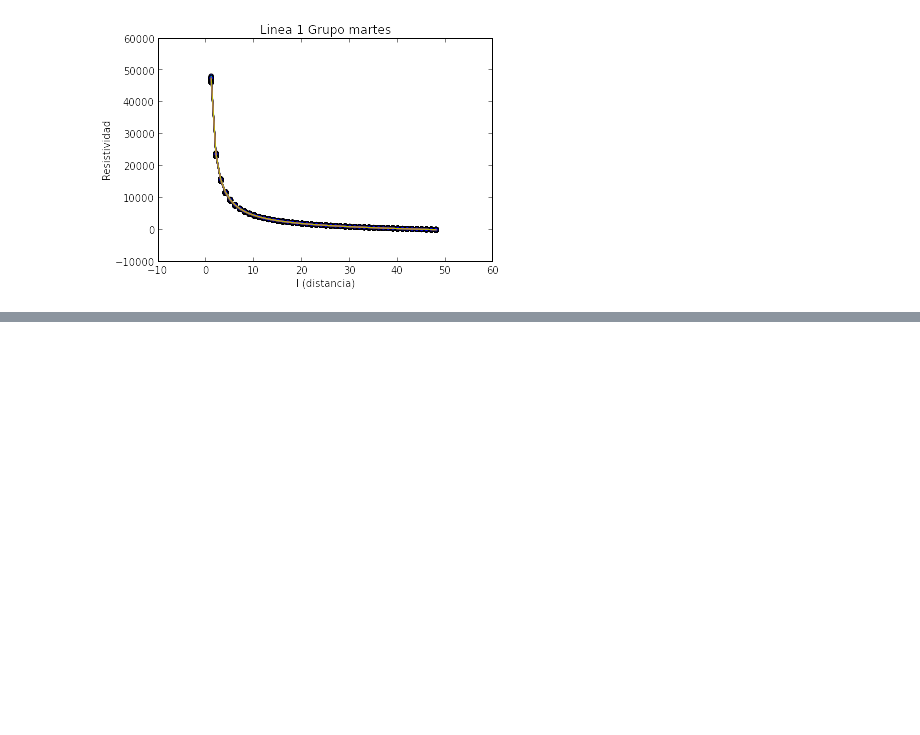
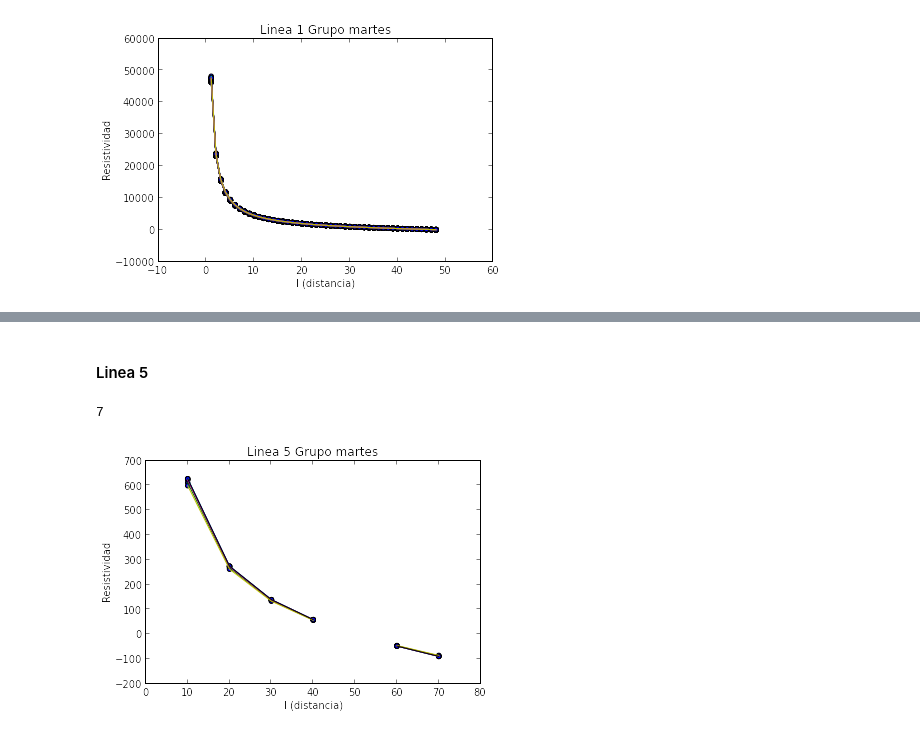
Before and after one commit to LinaPerez/Geophysics, a Jupyter notebook: Resistividad/Resistividad.ipynb, the cells around one changed output, grey strips where cells are left out. Drawn from its saved outputs; the diff is of its cells as text; code cells hidden in the pictures; blank space fills up the shorter version.

```diff
--- a/Resistividad/Resistividad.ipynb
+++ b/Resistividad/Resistividad.ipynb
@@ -275,0 +341,23 @@ for i in range (len(I_1m)):
+# %% [markdown]
+#### Linea 5
+# %%
+L_5m = 50
+
+datos5m = np.loadtxt('grupomartes_linea5.txt')
+l_5m = datos5m[:,0]
+V_5m = datos5m[:,1]
+I_5m = datos5m[:,2]
+print len(V_5m)
+for i in range (len(I_5m)):
+    res_am5 = pi*(((L_5m**2)-(l_5m**2))**2)
+    res_bm5 = 2*l_5m*((L_5m**2)-(l_5m**2))
+    res_cm5 = (absolute(V_5m[6] - V_5m[0] ) / I_5m[i])
+    resistividad_5m = (res_am5 / res_bm5)*res_cm5
+    plot (l_5m, resistividad_5m)
+    scatter (l_5m, resistividad_5m)
+    plt.title('Linea 5 Grupo martes')
+    plt.xlabel('l (distancia)')
+    plt.ylabel('Resistividad')
+# %% [output]
+7
+[figure, added]
```
Also changed, not shown: parts of 13 cells of this notebook, 5 other files.
